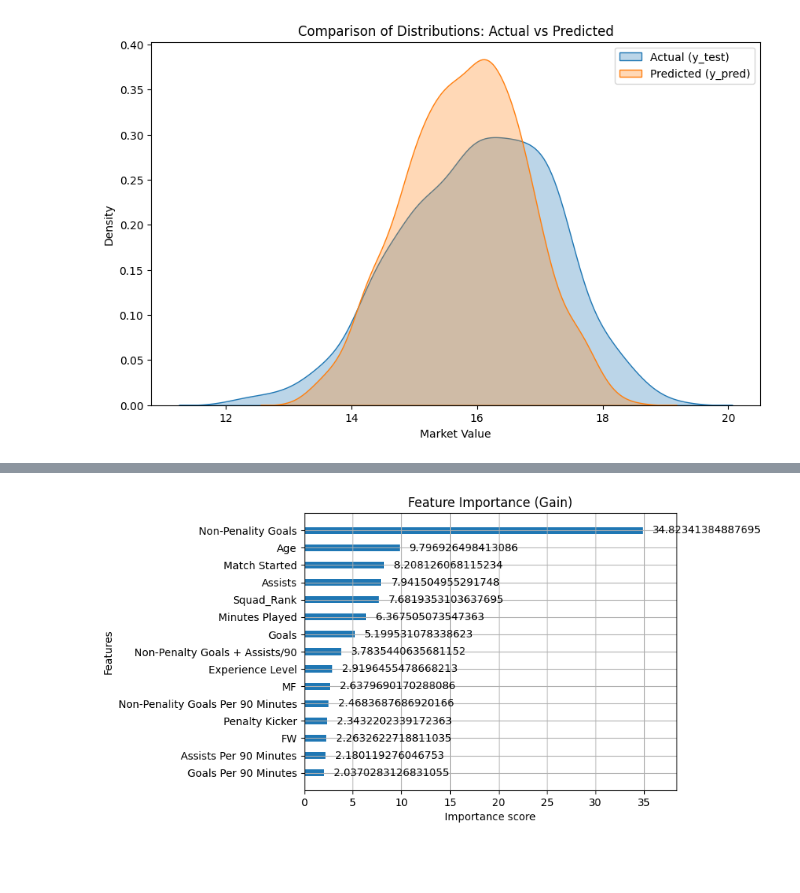
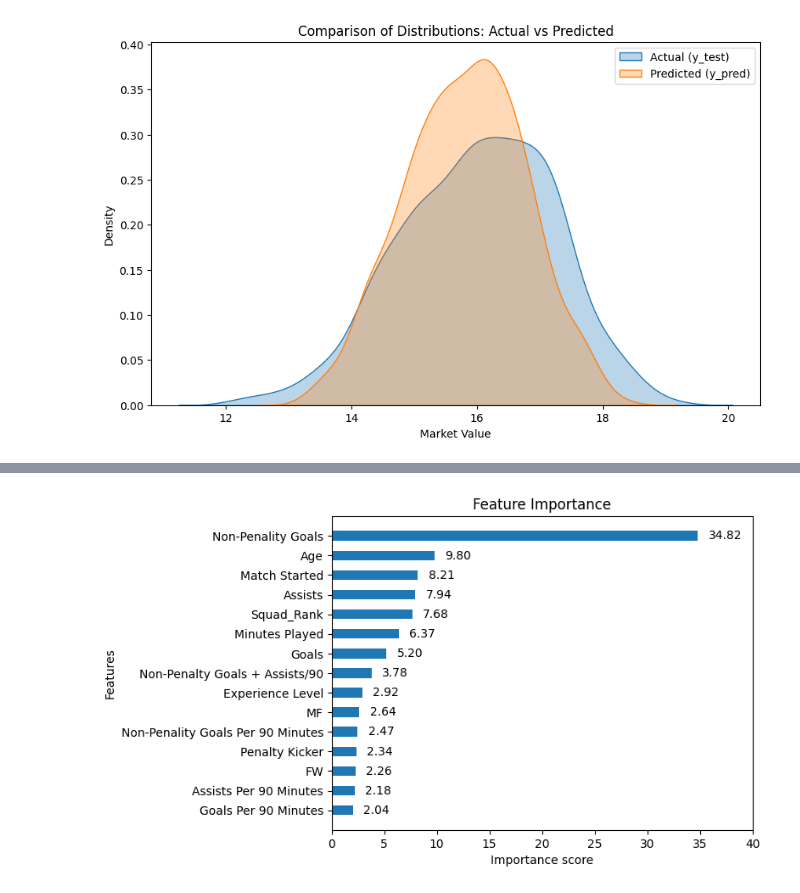
Before and after one commit to Juhyeong-Pang/MarketValuePrediction, a Jupyter notebook: notebooks/train.ipynb, the cells around one changed output, grey strips where cells are left out. Saved outputs shown, nothing was run; the diff lists cells and outputs as text; code cells hidden in the pictures; blank space fills up the shorter version.

```diff
--- a/notebooks/train.ipynb
+++ b/notebooks/train.ipynb
@@ -303,6 +323,6 @@ plot_distribution_compare(clf_predictions, y_test)
 # %%
-xgb.plot_importance(XGBmodel, importance_type='gain', height=0.4)
-plt.title('Feature Importance (Gain)')
+xgb.plot_importance(XGBmodel, importance_type='gain', height=0.5, values_format="{v:.2f}", xlim=(0, 40), grid=False)
+plt.title('Feature Importance')
 plt.show()
 # %% [output]
-[figure, old version]
+[figure, new version]
```
Also changed, not shown: parts of 6 cells of this notebook.
